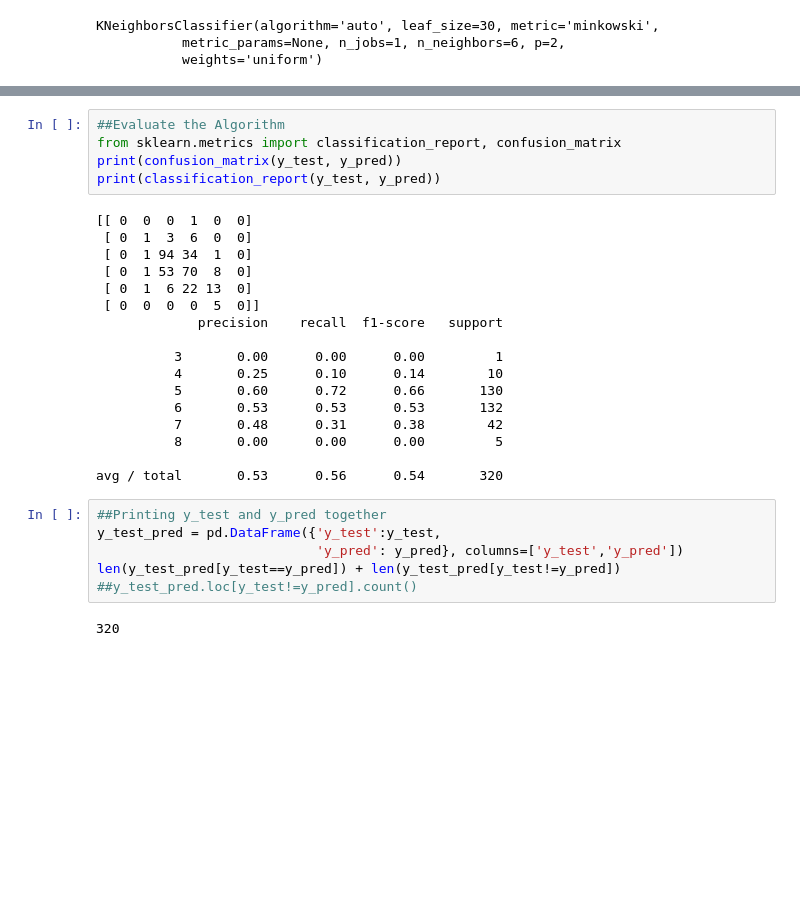
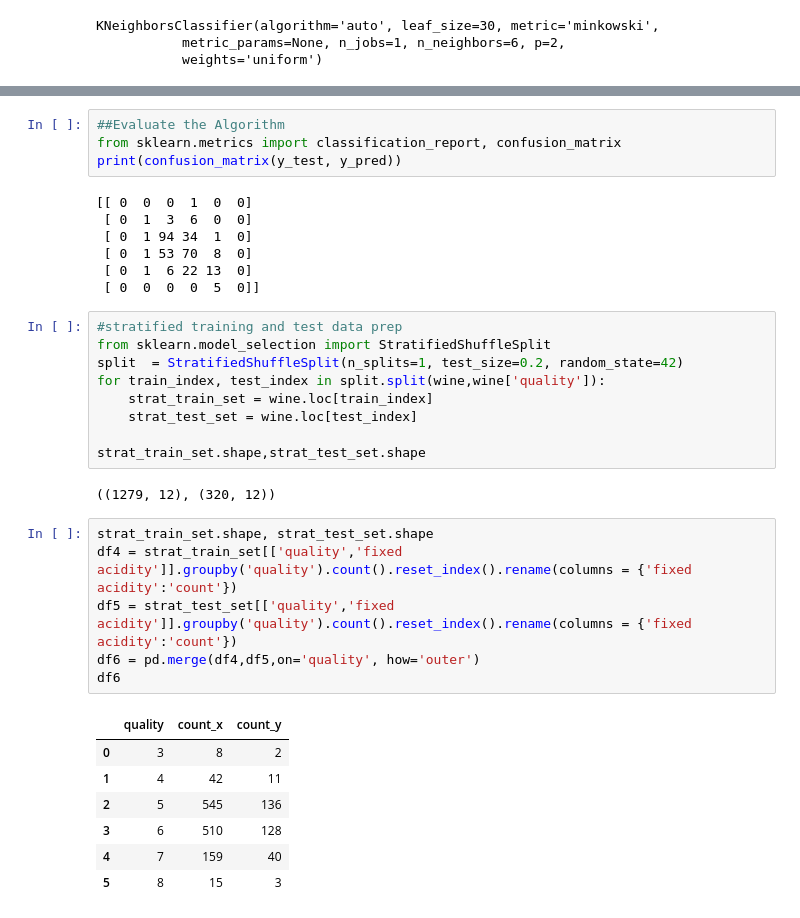
Before and after one commit to rajeevsingh717/WineQualityPrediction, a Jupyter notebook: WineQualityRed.ipynb, the cells around one changed output, grey strips where cells are left out. Drawn from its saved outputs; the diff is of its cells as text; blank space fills up the shorter version.

```diff
--- a/WineQualityRed.ipynb
+++ b/WineQualityRed.ipynb
@@ -174,7 +164,6 @@ y_pred = classifier.predict(x_test)
 ##Evaluate the Algorithm
 from sklearn.metrics import classification_report, confusion_matrix
 print(confusion_matrix(y_test, y_pred))
-print(classification_report(y_test, y_pred))
 # %% [output]
 [[ 0  0  0  1  0  0]
  [ 0  1  3  6  0  0]
@@ -182,21 +171,28 @@ print(classification_report(y_test, y_pred))
  [ 0  1 53 70  8  0]
  [ 0  1  6 22 13  0]
  [ 0  0  0  0  5  0]]
-             precision    recall  f1-score   support
-
-          3       0.00      0.00      0.00         1
-          4       0.25      0.10      0.14        10
-          5       0.60      0.72      0.66       130
-          6       0.53      0.53      0.53       132
-          7       0.48      0.31      0.38        42
-          8       0.00      0.00      0.00         5
-
-avg / total       0.53      0.56      0.54       320
-# %%
-##Printing y_test and y_pred together
-y_test_pred = pd.DataFrame({'y_test':y_test,
-                            'y_pred': y_pred}, columns=['y_test','y_pred'])
-len(y_test_pred[y_test==y_pred]) + len(y_test_pred[y_test!=y_pred])
-##y_test_pred.loc[y_test!=y_pred].count()
-# %% [output]
-320
+# %%
+#stratified training and test data prep
+from sklearn.model_selection import StratifiedShuffleSplit
+split  = StratifiedShuffleSplit(n_splits=1, test_size=0.2, random_state=42)
+for train_index, test_index in split.split(wine,wine['quality']):
+    strat_train_set = wine.loc[train_index]
+    strat_test_set = wine.loc[test_index]
+
+strat_train_set.shape,strat_test_set.shape
+# %% [output]
+((1279, 12), (320, 12))
+# %%
+strat_train_set.shape, strat_test_set.shape
+df4 = strat_train_set[['quality','fixed acidity']].groupby('quality').count().reset_index().rename(columns = {'fixed acidity':'count'})
+df5 = strat_test_set[['quality','fixed acidity']].groupby('quality').count().reset_index().rename(columns = {'fixed acidity':'count'})
+df6 = pd.merge(df4,df5,on='quality', how='outer')
+df6
+# %% [output]
+|  | quality | count_x | count_y |
+| 0 | 3 | 8 | 2 |
+| 1 | 4 | 42 | 11 |
+| 2 | 5 | 545 | 136 |
+| 3 | 6 | 510 | 128 |
+| 4 | 7 | 159 | 40 |
+| 5 | 8 | 15 | 3 |
```
Also changed, not shown: parts of 13 cells of this notebook.
